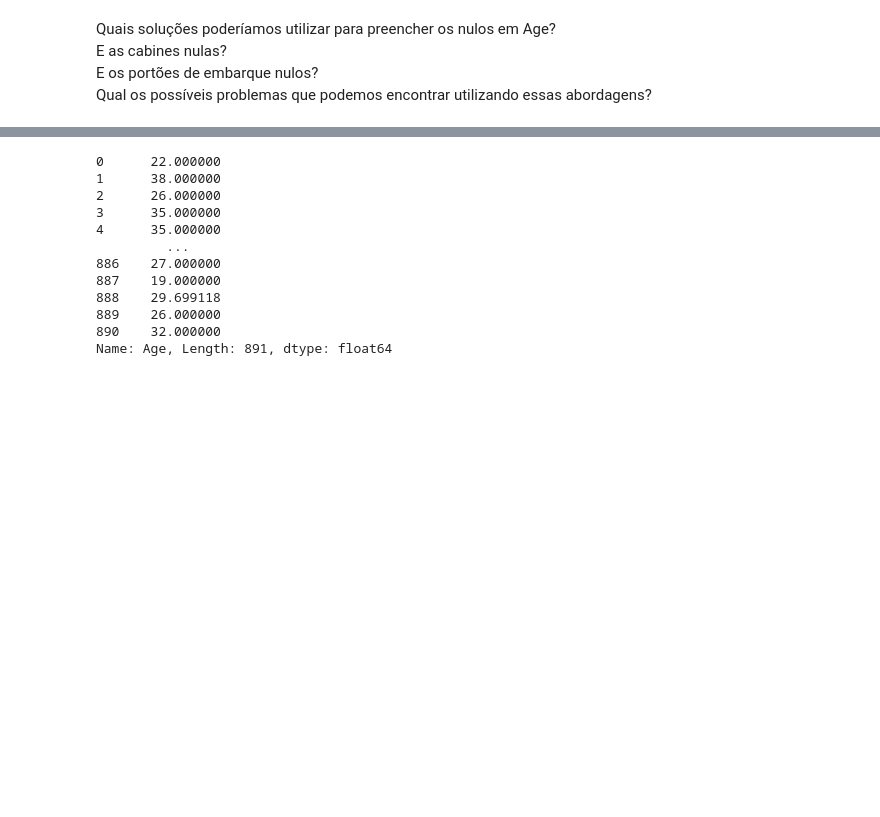
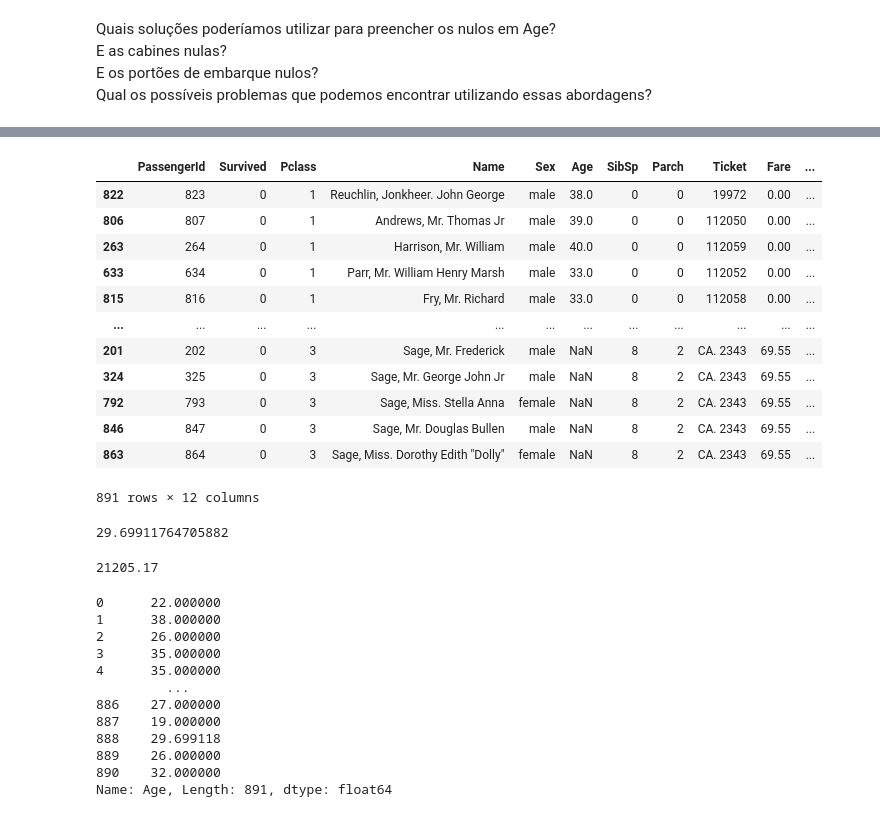
Before and after one commit to patriciacatandi/Lets_Code_Alunos, a Jupyter notebook: 02_Ferramentas_Programação/03_Pandas/Aula_4_-_Groupby_Merge.ipynb, the cells around one changed output, grey strips where cells are left out. Saved outputs shown, nothing was run; the diff lists cells and outputs as text; code cells hidden in the pictures; blank space fills up the shorter version.

```diff
--- a/02_Ferramentas_Programação/03_Pandas/Aula_4_-_Groupby_Merge.ipynb
+++ b/02_Ferramentas_Programação/03_Pandas/Aula_4_-_Groupby_Merge.ipynb
@@ -360,5 +382,9 @@ dtype: int64
 # %%
-#thresh indica o número minimo de nulos para ser removida
-#Nesse caso thresh=500, para indicar que a coluna que tiver mais que 500 dados nulos queremos que
-#que seja retirada do DataFrame
-df.dropna(axis=1, thresh=500, inplace=True)
+# Quando queremos remover dados que tenham tal quantidade de elementos nulos:
+# thresh indica o número minimo de nulos para ser removida
+# Nesse caso thresh=3, para indicar que a coluna que tiver mais que 3 dados nulos queremos que
+# que seja retirada do DataFrame
+df.dropna(axis=1, thresh=0)
+
+# Não sei se funcionou, porque eu coloquei 2 e a linha com o índice 888 deveria ser apagada, e ela está ai hahaha
+# Enfim... não sei como usar o thresh
@@ -409 +475,31 @@ df.Age.sum()
+# %%
+#Se fosse utilizado o method bfill pegaria os valores a frente preenchidos e colocaria nos Nan atrás
+df.sort_values(['Pclass', 'Fare', "Age"]).fillna(method='bfill')
+
+#O problema que usar o ffill ou o bfill pode gerar é que os primeiros ou os últimos valores podem continuar nulos,
+#Observe no sistema a seguir onde os últimos valores eram Nan e continuaram Nan porque não tinha valores a frente:
+# %% [output]
+|  | PassengerId | Survived | Pclass | Name | Sex | Age | SibSp | Parch | Ticket | Fare | ... |
+| 822 | 823 | 0 | 1 | Reuchlin, Jonkheer. John George | male | 38.0 | 0 | 0 | 19972 | 0.00 | ... |
+| 806 | 807 | 0 | 1 | Andrews, Mr. Thomas Jr | male | 39.0 | 0 | 0 | 112050 | 0.00 | ... |
+| 263 | 264 | 0 | 1 | Harrison, Mr. William | male | 40.0 | 0 | 0 | 112059 | 0.00 | ... |
+| 633 | 634 | 0 | 1 | Parr, Mr. William Henry Marsh | male | 33.0 | 0 | 0 | 112052 | 0.00 | ... |
+| 815 | 816 | 0 | 1 | Fry, Mr. Richard | male | 33.0 | 0 | 0 | 112058 | 0.00 | ... |
+| ... | ... | ... | ... | ... | ... | ... | ... | ... | ... | ... | ... |
+| 201 | 202 | 0 | 3 | Sage, Mr. Frederick | male | NaN | 8 | 2 | CA. 2343 | 69.55 | ... |
+| 324 | 325 | 0 | 3 | Sage, Mr. George John Jr | male | NaN | 8 | 2 | CA. 2343 | 69.55 | ... |
+| 792 | 793 | 0 | 3 | Sage, Miss. Stella Anna | female | NaN | 8 | 2 | CA. 2343 | 69.55 | ... |
+| 846 | 847 | 0 | 3 | Sage, Mr. Douglas Bullen | male | NaN | 8 | 2 | CA. 2343 | 69.55 | ... |
+| 863 | 864 | 0 | 3 | Sage, Miss. Dorothy Edith "Dolly" | female | NaN | 8 | 2 | CA. 2343 | 69.55 | ... |
+891 rows × 12 columns
+# %%
+#Fazendo a média das idades (sem incluir pessoas com idade Nan):
+df.Age.mean()
+# %% [output]
+29.69911764705882
+# %%
+#Fazendo a soma das idades:
+df.Age.sum()
+# %% [output]
+21205.17
 # %%
```
Also changed, not shown: parts of 46 cells of this notebook, 1 other file.
